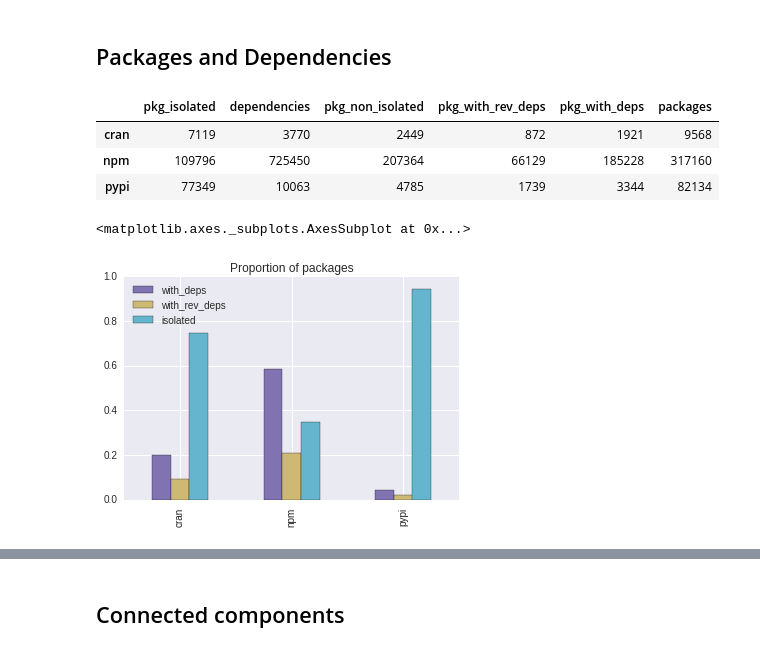
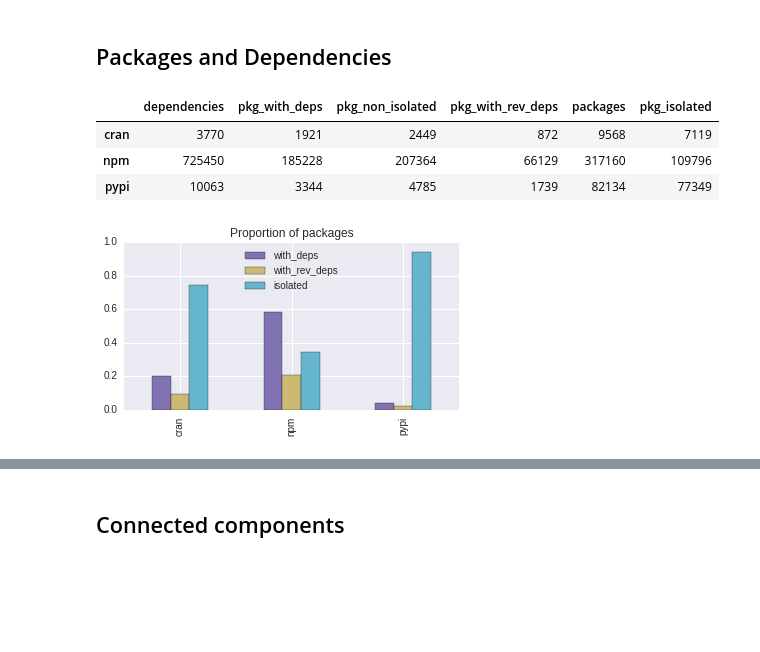
Before and after one commit to maelick/ecos-analysis, a Jupyter notebook: WEA2016-ecos/notebook/Ecosystem graphs.ipynb, the cells around one changed output, grey strips where cells are left out. Saved outputs shown, nothing was run; the diff lists cells and outputs as text; code cells hidden in the pictures; blank space fills up the shorter version.

Commit message:
Figures

```diff
--- a/WEA2016-ecos/notebook/Ecosystem graphs.ipynb
+++ b/WEA2016-ecos/notebook/Ecosystem graphs.ipynb
@@ -14,3 +14,11 @@ from collections import Counter
 ecosystems = ['pypi', 'npm', 'cran']
 
 COLORS = {ecos: seaborn.color_palette()[i] for i, ecos in enumerate(ecosystems)}
+FIG_SIZE = (6, 3)
+FIG_SIZE_WIDE = (10, 3)
+SHOW_TITLE = True
+
+def savefig(fig, name):
+    # Uncomment next line to disable export
+    # return
+    return fig.savefig('../figures/{}.pdf'.format(name), bbox_inches='tight')
@@ -25,5 +25,5 @@ def igraph_to_networkx(graph):
 # %%
-graphs = {}
+graphs = OrderedDict()
 
 for ecos in ecosystems:
     with gzip.GzipFile('../../{}/data/packages.csv.gz'.format(ecos)) as f:
@@ -59,18 +59,22 @@ for ecos, graph in graphs.items():
 df = pandas.DataFrame.from_dict(data, orient='index')
 df
 # %% [output]
-|  | pkg_isolated | dependencies | pkg_non_isolated | pkg_with_rev_deps | pkg_with_deps | packages |
-| cran | 7119 | 3770 | 2449 | 872 | 1921 | 9568 |
-| npm | 109796 | 725450 | 207364 | 66129 | 185228 | 317160 |
-| pypi | 77349 | 10063 | 4785 | 1739 | 3344 | 82134 |
+|  | dependencies | pkg_with_deps | pkg_non_isolated | pkg_with_rev_deps | packages | pkg_isolated |
+| cran | 3770 | 1921 | 2449 | 872 | 9568 | 7119 |
+| npm | 725450 | 185228 | 207364 | 66129 | 317160 | 109796 |
+| pypi | 10063 | 3344 | 4785 | 1739 | 82134 | 77349 |
 # %%
 df['with_deps'] = df['pkg_with_deps'] / df['packages']
 df['with_rev_deps'] = df['pkg_with_rev_deps'] / df['packages']
 df['isolated'] = df['pkg_isolated'] / df['packages']
-df[['with_deps', 'with_rev_deps', 'isolated']].plot.bar(title='Proportion of packages', color=seaborn.color_palette()[3:])
+ax = df[['with_deps', 'with_rev_deps', 'isolated']].plot.bar(title='Proportion of packages', color=seaborn.color_palette()[3:])
+
+if not SHOW_TITLE:
+    ax.set_title('')
+ax.figure.set_size_inches(FIG_SIZE)
+savefig(ax.figure, 'pkg_overview')
 # %% [output]
-<matplotlib.axes._subplots.AxesSubplot at 0x...>
-[figure, old version]
+[figure, new version]
 # %%
 data_in = []
 data_in_p = []
```
Also changed, not shown: parts of 8 cells of this notebook, 7 other files.
